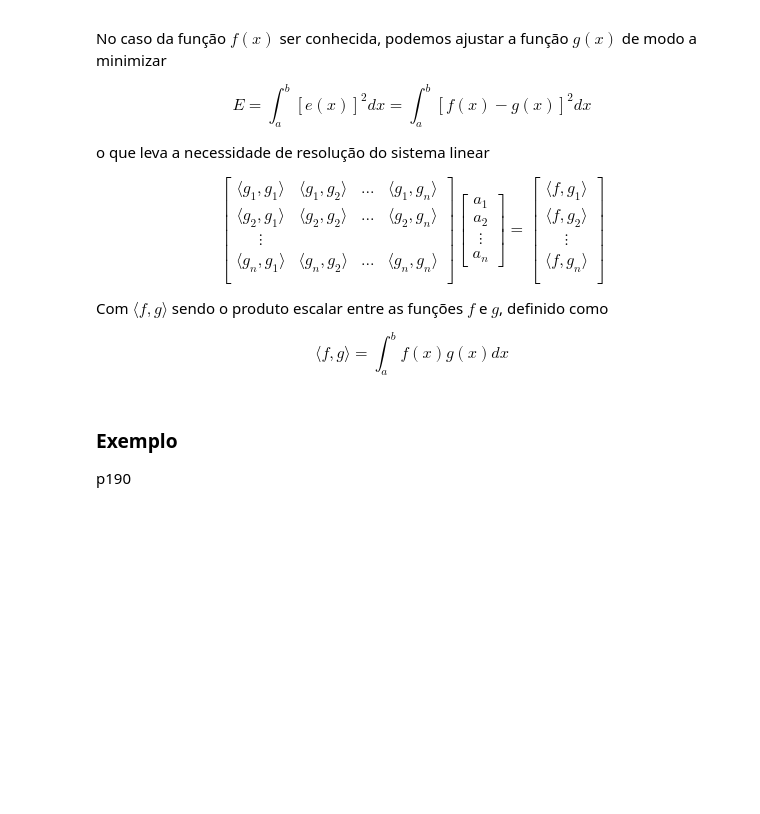
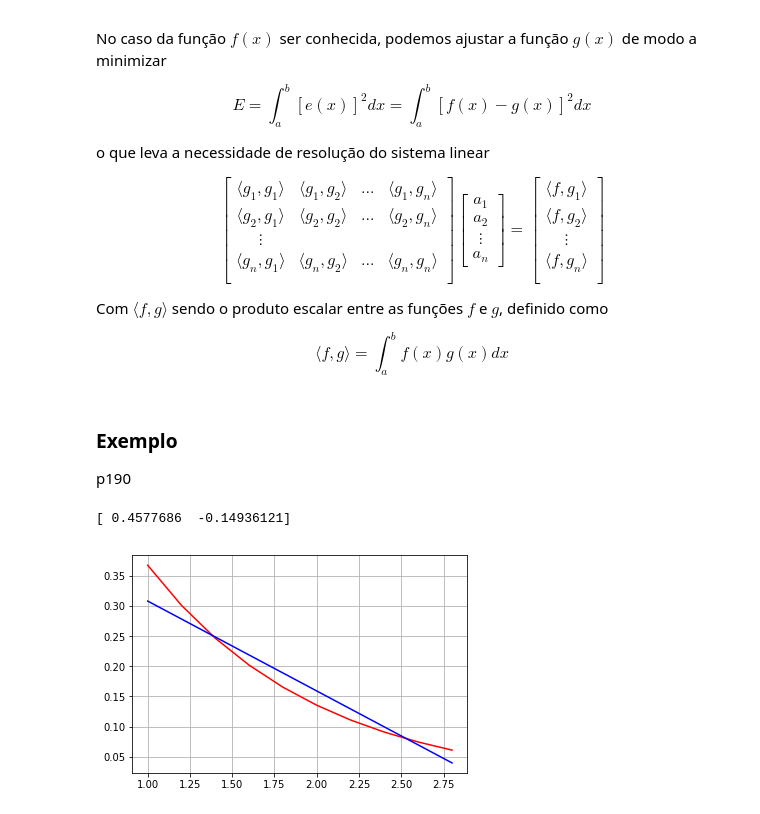
Before and after one commit to tiagoburiol/NUMETHODS, a Jupyter notebook: 6_APROXIMACAO_DE_FUNCOES/6.2_minimos_quadrados.ipynb, the cells around one changed output. Drawn from its saved outputs; the diff is of its cells as text; code cells hidden in the pictures; blank space fills up the shorter version.

```diff
--- a/6_APROXIMACAO_DE_FUNCOES/6.2_minimos_quadrados.ipynb
+++ b/6_APROXIMACAO_DE_FUNCOES/6.2_minimos_quadrados.ipynb
@@ -319,3 +319,54 @@ $$ \langle f,g \rangle = \int_a^b f(x)g(x)dx$$
 # %% [markdown]
 ### Exemplo
 p190
+# %%
+% matplotlib inline
+import numpy as np
+from scipy.linalg import solve
+import matplotlib.pyplot as plt
+from scipy.integrate import quad
+import math
+from numpy import exp
+
+g1g1 = lambda x: 1
+g1g2 = lambda x: x
+g2g2 = lambda x: x**2
+fg1 = lambda x: math.exp(-x)
+fg2 = lambda x: x*math.exp(-x)
+
+
+
+
+# Calcula os elementos das marizes
+a11 = quad(g1g1, 1, 3)[0]
+a12 = quad(g1g2, 1, 3)[0]
+a22 = quad(g2g2, 1, 3)[0]
+b1 = quad(fg1, 1, 3)[0]
+b2 = quad(fg2, 1, 3)[0]
+
+
+
+# Monta e resolve o sistema
+A = np.array([[a11, a12], [a12, a22]])
+
+B = np.array([b1,b2])
+
+a = solve(A, B)
+print (a)
+
+# define a funcao g(x) para plotar
+g = lambda x: a[0]+a[1]*x
+
+# cria pontos (x, y) da reta
+Xr = np.arange(1, 3, 0.2)
+#print (Xr)
+
+#Y = np.exp(X)
+
+# Plota os pontos e a reta
+plt.plot(Xr, np.exp(-Xr), "r-", Xr, g(Xr), "b-")
+plt.grid()
+plt.show()
+# %% [output]
+[ 0.4577686  -0.14936121]
+[figure, added]
```
